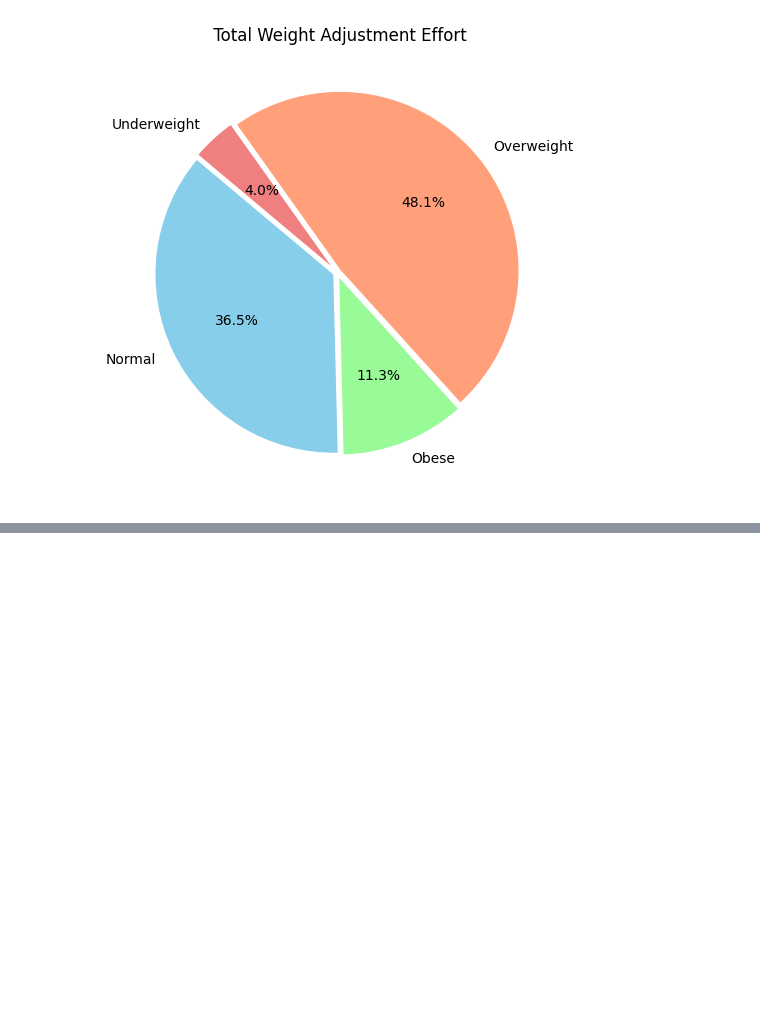
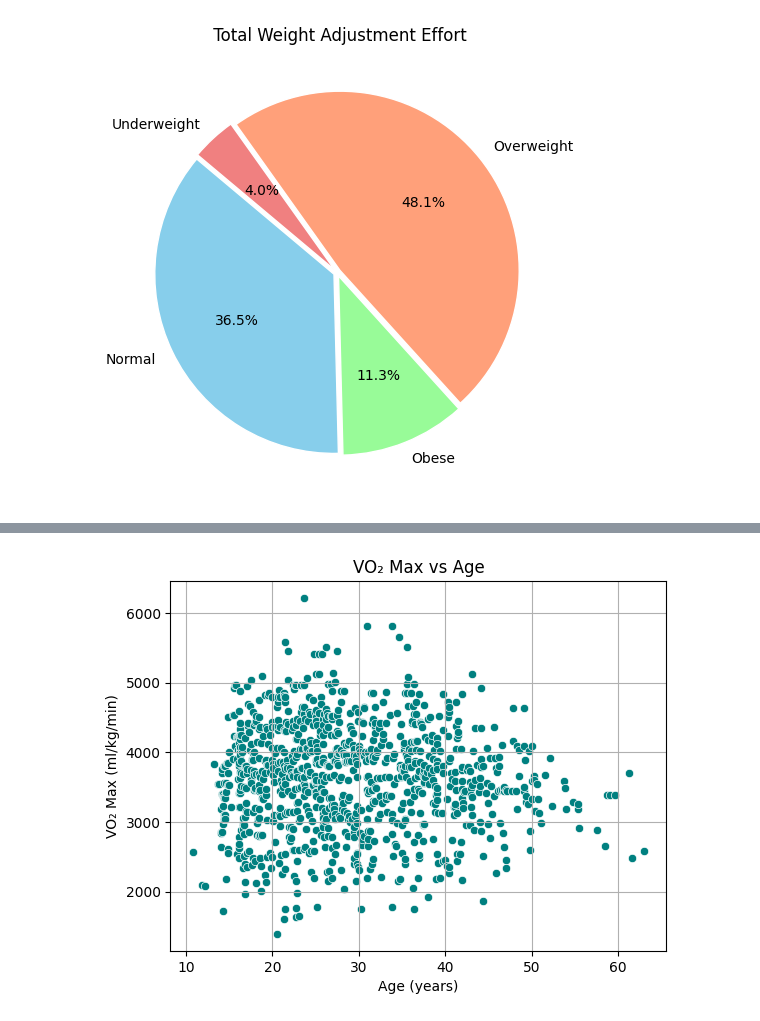
Before and after one commit to Chaithra-Git/Team7_LambdaLegends_PythonHackathon_APRIL25, a Jupyter notebook: Team7_LambdaLegends_AddnlQuestions.ipynb, the cells around one changed output, grey strips where cells are left out. Cells and saved outputs as stored; diff of their text form; code cells hidden in the pictures; blank space fills up the shorter version.

```diff
--- a/Team7_LambdaLegends_AddnlQuestions.ipynb
+++ b/Team7_LambdaLegends_AddnlQuestions.ipynb
@@ -245,0 +298,23 @@ Name: weight_diff, dtype: float64
+# %%
+##12.Scatter Plot of VO₂ Max vs Age
+import pandas as pd
+import seaborn as sns
+import matplotlib.pyplot as plt
+
+# Load data
+subject_info = pd.read_csv("subject-info.csv")
+test_measure = pd.read_csv("test_measure.csv")
+
+# Merge VO₂ max and Age
+vo2_max_df = test_measure.groupby('ID')['VO2'].max().reset_index()
+merged_df = pd.merge(subject_info[['ID', 'Age']], vo2_max_df, on='ID')
+
+# Scatter plot
+sns.scatterplot(x='Age', y='VO2', data=merged_df, color='teal')
+plt.title('VO₂ Max vs Age')
+plt.xlabel('Age (years)')
+plt.ylabel('VO₂ Max (ml/kg/min)')
+plt.grid(True)
+plt.show()
+# %% [output]
+[figure, added]
```
Also changed, not shown: parts of 4 cells of this notebook.
